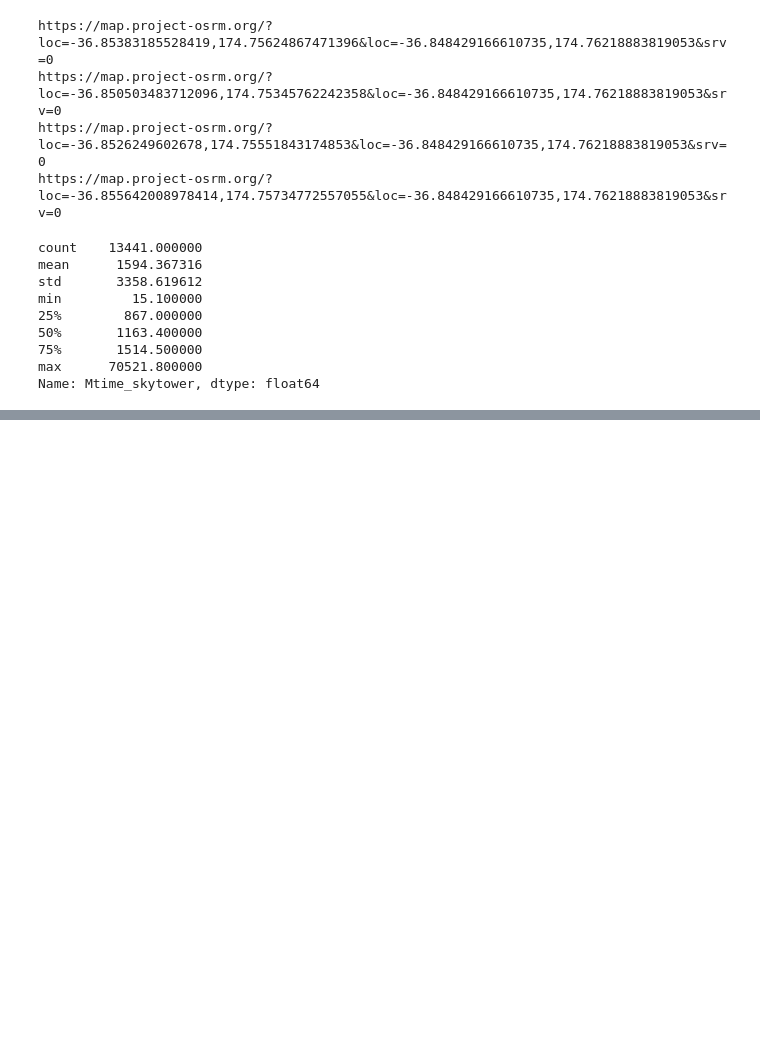
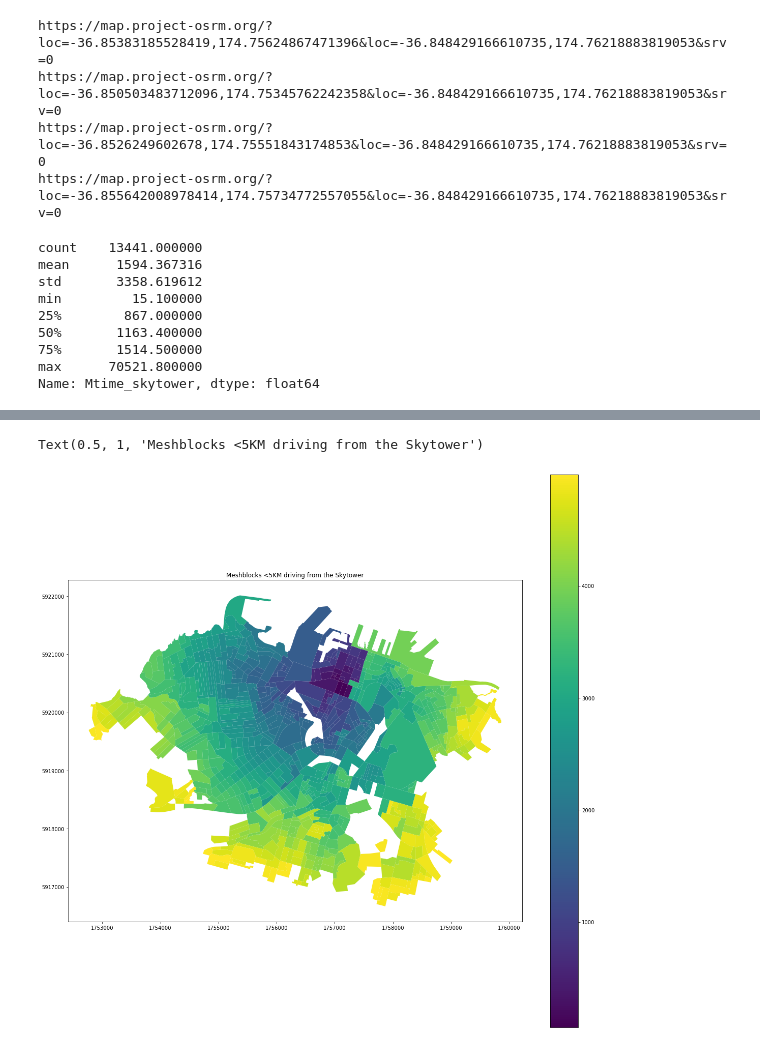
Before and after one commit to UoA-eResearch/auckland-housing, a Jupyter notebook: phase2.ipynb, the cells around one changed output, grey strips where cells are left out. Drawn from its saved outputs; the diff is of its cells as text; code cells hidden in the pictures; blank space fills up the shorter version.

```diff
--- a/phase2.ipynb
+++ b/phase2.ipynb
@@ -579,7 +576,7 @@ https://map.project-osrm.org/?loc=-36.850503483712096,174.75345762242358&loc=-36
 https://map.project-osrm.org/?loc=-36.8526249602678,174.75551843174853&loc=-36.848429166610735,174.76218883819053&srv=0
 https://map.project-osrm.org/?loc=-36.855642008978414,174.75734772557055&loc=-36.848429166610735,174.76218883819053&srv=0
 # %%
-mb["Mtime_skytower"] = [r[0] for r in result.json()["durations"][1:]]
+mb["Mtime_skytower"] = [r[0] for r in result["durations"][1:]]
 mb["Mtime_skytower"].describe() # Units are seconds
 # %% [output]
 count    13441.000000
@@ -600,2 +664,8 @@ Text(0.5, 1.0, 'Meshblocks < 20 minutes drive from the Skytower')
+# %%
+mb[mb.Mdist_skytower < 5000].plot(column="Mdist_skytower", legend=True)
+plt.title("Meshblocks <5KM driving from the Skytower")
+# %% [output]
+Text(0.5, 1, 'Meshblocks <5KM driving from the Skytower')
+[figure, added]
 # %%
 mb.drop(columns="geometry").to_csv("output/2018_Meshblocks.csv", index=False)
```
Also changed, not shown: parts of 13 cells of this notebook.
